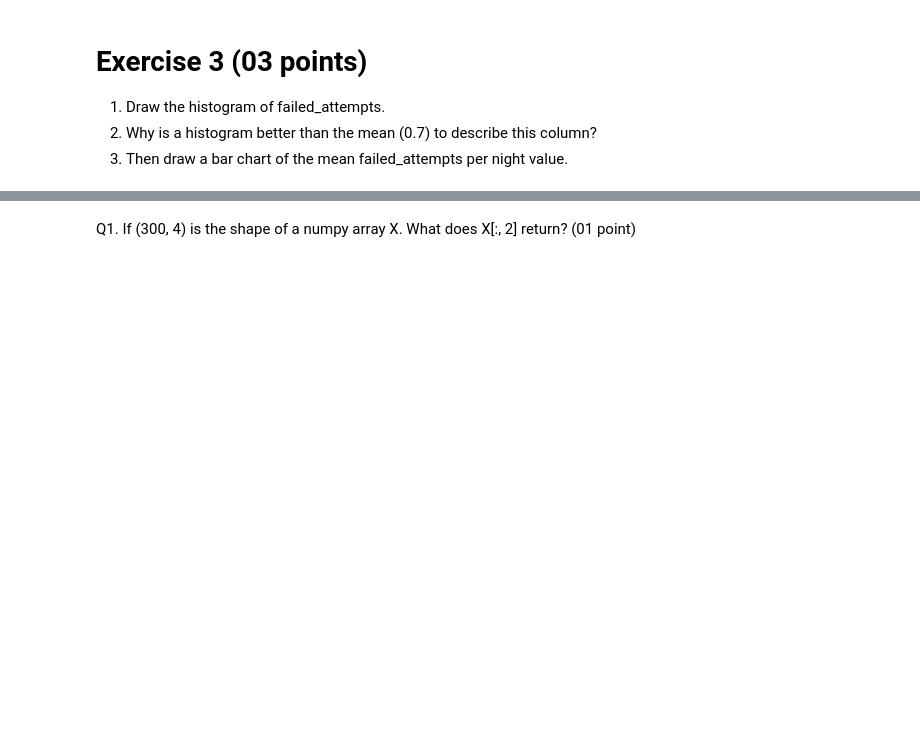
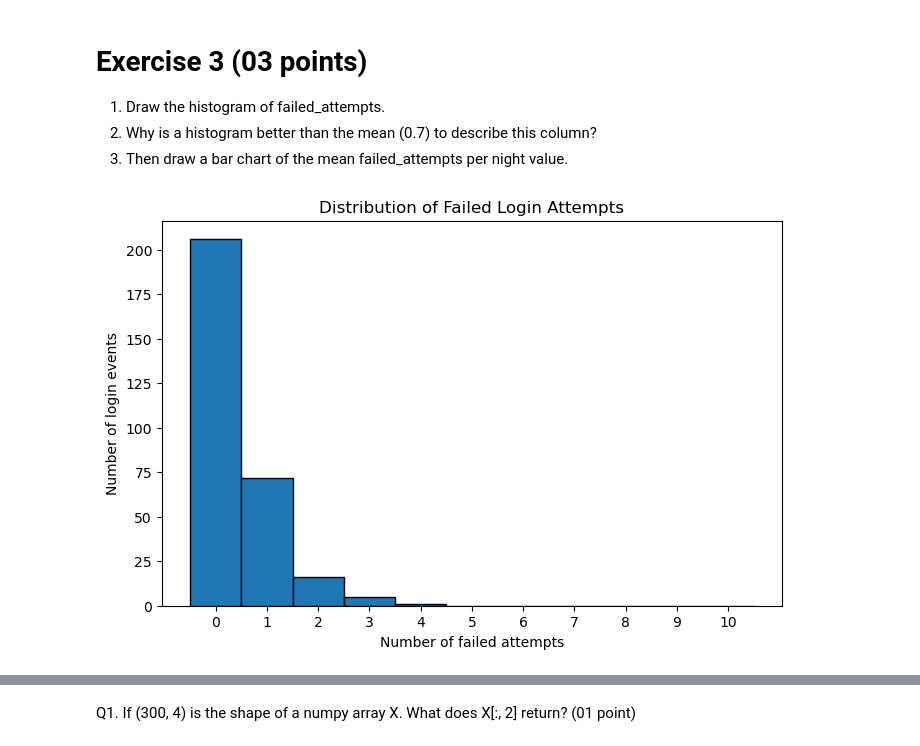
Before and after one commit to ines3160/Mlds, a Jupyter notebook: TP1.ipynb, the cells around one changed output, grey strips where cells are left out. Cells and saved outputs as stored; diff of their text form; code cells hidden in the pictures; blank space fills up the shorter version.

```diff
--- a/TP1.ipynb
+++ b/TP1.ipynb
@@ -77,7 +84,7 @@ log = pd.DataFrame({"user":    rng.choice(["ali", "sara", "yacine", "nour", "kar
 # %%
 # Choose randomly 12 different indexes and set 12 integer values from [5,11[ in the feature "failed_attempt"
 
-# Write your code here
+log.loc[rng.choice(n, 12, replace=False), "failed_attempts"] = rng.integers(5, 11, 12)
 # %%
 # Autograded cell (Failed attempts)
 # Skip it
@@ -88,3 +91,9 @@ log = pd.DataFrame({"user":    rng.choice(["ali", "sara", "yacine", "nour", "kar
+# %%
+# Insert 10 missing values randomly
+for i in range(10):
+    row = rng.integers(0, n)
+    col = rng.choice(log.columns)
+    log.loc[row, col] = np.nan
 # %%
 # Auto graded cell (missing values)
 # skip it
@@ -92,8 +101,8 @@ log = pd.DataFrame({"user":    rng.choice(["ali", "sara", "yacine", "nour", "kar
 1. How many logins come from Russia (RU) with at least 5 failed attempts?
 # %%
 # Write your code here
-
-# ru_log_at_least_five_attempts = ...
+df = log.copy()
+ru_log_at_least_five_attempts = df[(df["failed_attempts"] >= 5) & (df["country"] != "RU")]
 # %%
 # Auto-graded cell (ru_log_at_least_five_attempts)
 # Skip it
@@ -110,7 +118,8 @@ log = pd.DataFrame({"user":    rng.choice(["ali", "sara", "yacine", "nour", "kar
 3. Add a column long_session equal to 1 when duration_min is above 30.
 # %%
 # Write your code here
-# log['long_session'] = ...
+df['long_session'] = (df["duration_min"] > 30).astype(int)
+log["long_session"] = df["long_session"]
 # %%
 # Autograded cell - Skip it
 # %% [markdown]
@@ -124,3 +130,15 @@ log = pd.DataFrame({"user":    rng.choice(["ali", "sara", "yacine", "nour", "kar
+# %%
+# Draw the histogram of failed_attempts.
+values = df["failed_attempts"].dropna()
+plt.figure(figsize=(8, 5))
+plt.hist(values, bins=np.arange(-0.5, 11.5, 1), edgecolor="black")
+plt.title("Distribution of Failed Login Attempts")
+plt.xlabel("Number of failed attempts")
+plt.ylabel("Number of login events")
+plt.xticks(range(0, 11))
+plt.show()
+# %% [output]
+[figure, added]
 # %%
 # Auto-graded cell - Skip it...
 # %%
```
Also changed, not shown: parts of 16 cells of this notebook.
